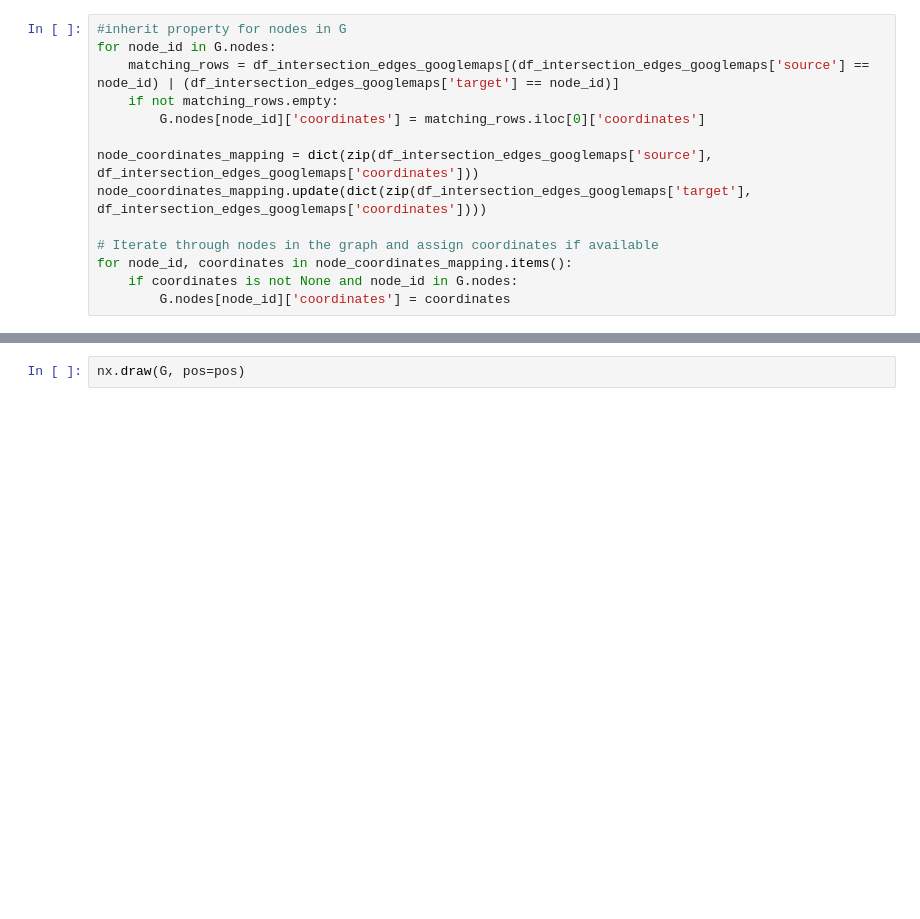
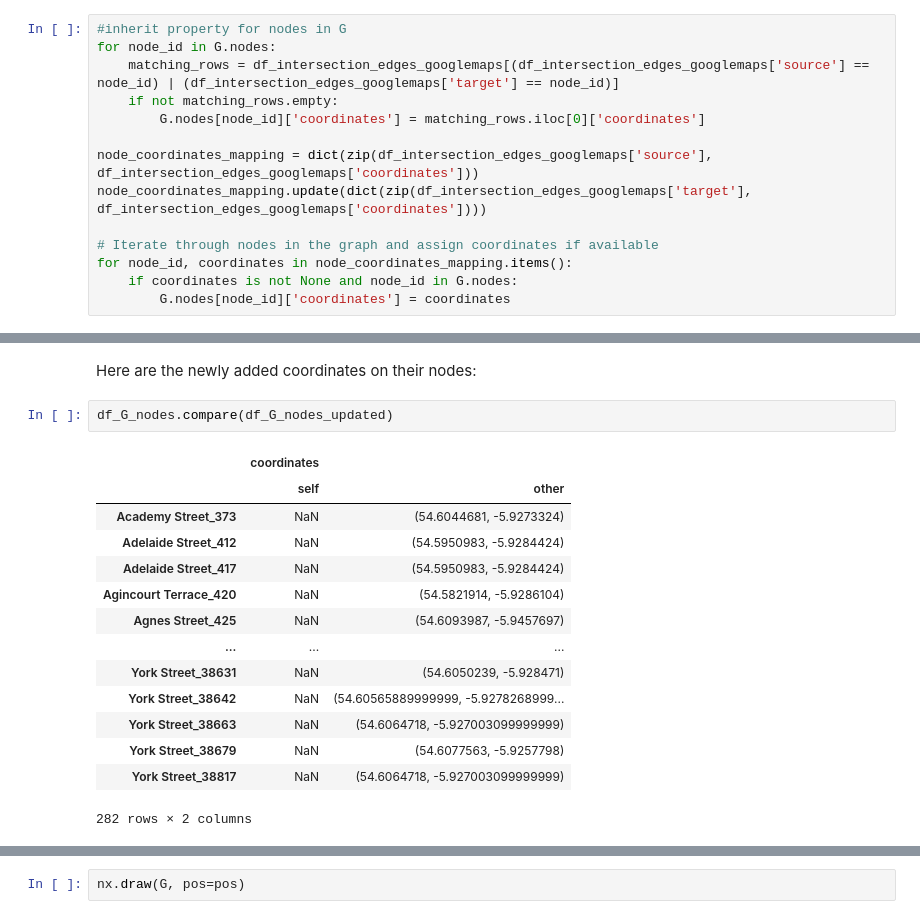
Before and after one commit to sian0x0/Map-Extinct-Addresses, a Jupyter notebook: extract.ipynb, the cells around one changed output, grey strips where cells are left out. Saved outputs shown, nothing was run; the diff lists cells and outputs as text; blank space fills up the shorter version.

```diff
--- a/extract.ipynb
+++ b/extract.ipynb
@@ -1060,0 +1063,19 @@ df_G_nodes[df_G_nodes['coordinates'].notna()]
+# %% [markdown]
+Here are the newly added coordinates on their nodes:
+# %%
+df_G_nodes.compare(df_G_nodes_updated)
+# %% [output]
+|  | coordinates |  |
+|  | self | other |
+| Academy Street_373 | NaN | (54.6044681, -5.9273324) |
+| Adelaide Street_412 | NaN | (54.5950983, -5.9284424) |
+| Adelaide Street_417 | NaN | (54.5950983, -5.9284424) |
+| Agincourt Terrace_420 | NaN | (54.5821914, -5.9286104) |
+| Agnes Street_425 | NaN | (54.6093987, -5.9457697) |
+| ... | ... | ... |
+| York Street_38631 | NaN | (54.6050239, -5.928471) |
+| York Street_38642 | NaN | (54.60565889999999, -5.9278268999... |
+| York Street_38663 | NaN | (54.6064718, -5.927003099999999) |
+| York Street_38679 | NaN | (54.6077563, -5.9257798) |
+| York Street_38817 | NaN | (54.6064718, -5.927003099999999) |
+282 rows × 2 columns
```
Also changed, not shown: parts of 35 cells of this notebook.
